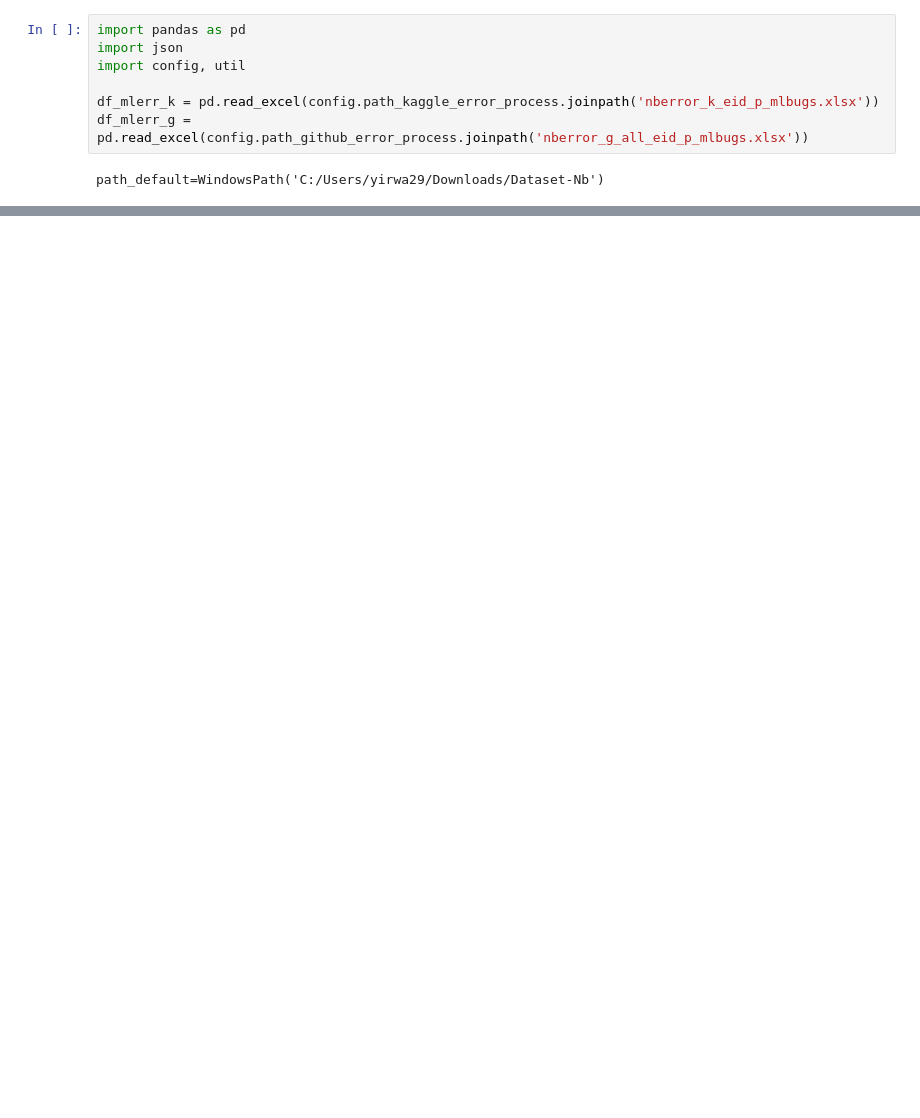
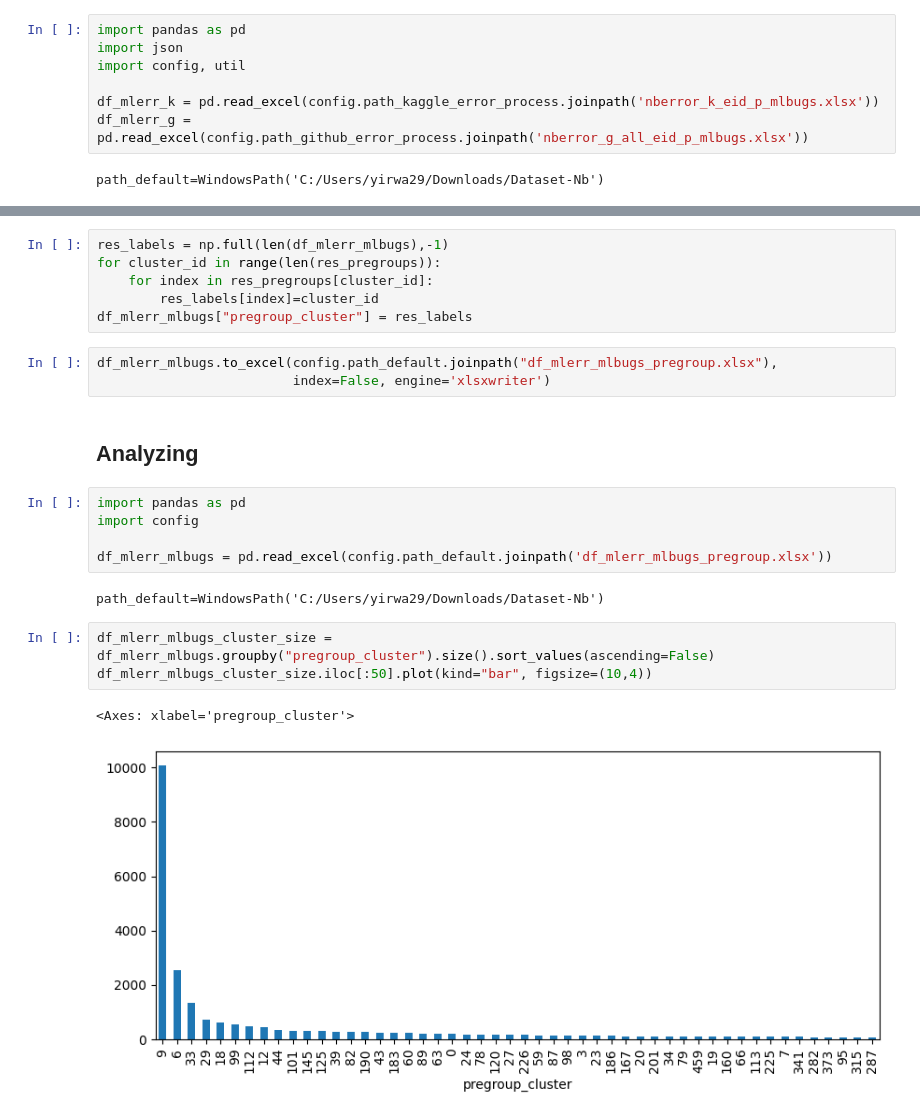
Before and after one commit to PELAB-LiU/jupyter_nbs_empirical, a Jupyter notebook: notebook_error_preprocess_[final2]_pregroup.ipynb, the cells around one changed output, grey strips where cells are left out. Drawn from its saved outputs; the diff is of its cells as text; blank space fills up the shorter version.

Commit message:
pregroup by similarity

```diff
--- a/notebook_error_preprocess_[final2]_pregroup.ipynb
+++ b/notebook_error_preprocess_[final2]_pregroup.ipynb
@@ -73,0 +111,24 @@ df_mlerr_g_filtered_unique = df_mlerr_g_filtered.drop_duplicates(subset=['hash_e
+# %%
+res_labels = np.full(len(df_mlerr_mlbugs),-1)
+for cluster_id in range(len(res_pregroups)):
+    for index in res_pregroups[cluster_id]:
+        res_labels[index]=cluster_id
+df_mlerr_mlbugs["pregroup_cluster"] = res_labels
+# %%
+df_mlerr_mlbugs.to_excel(config.path_default.joinpath("df_mlerr_mlbugs_pregroup.xlsx"),
+                         index=False, engine='xlsxwriter')
+# %% [markdown]
+## Analyzing
+# %%
+import pandas as pd
+import config
+
+df_mlerr_mlbugs = pd.read_excel(config.path_default.joinpath('df_mlerr_mlbugs_pregroup.xlsx'))
+# %% [output]
+path_default=WindowsPath('C:/Users/yirwa29/Downloads/Dataset-Nb')
+# %%
+df_mlerr_mlbugs_cluster_size = df_mlerr_mlbugs.groupby("pregroup_cluster").size().sort_values(ascending=False)
+df_mlerr_mlbugs_cluster_size.iloc[:50].plot(kind="bar", figsize=(10,4))
+# %% [output]
+<Axes: xlabel='pregroup_cluster'>
+[figure, added]
```
Also changed, not shown: parts of 24 cells of this notebook, 2 other files.
